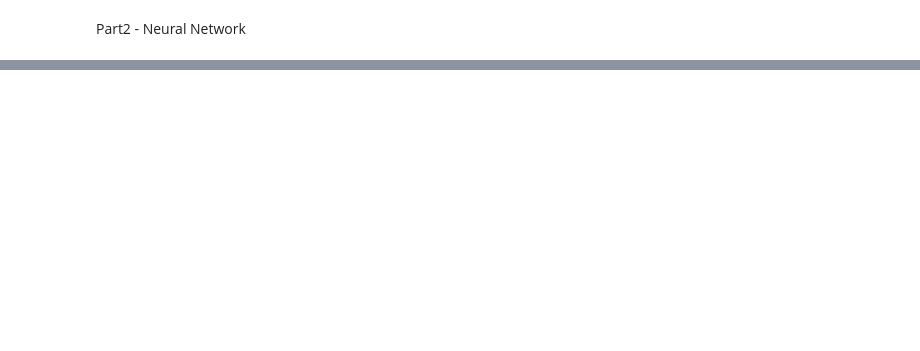
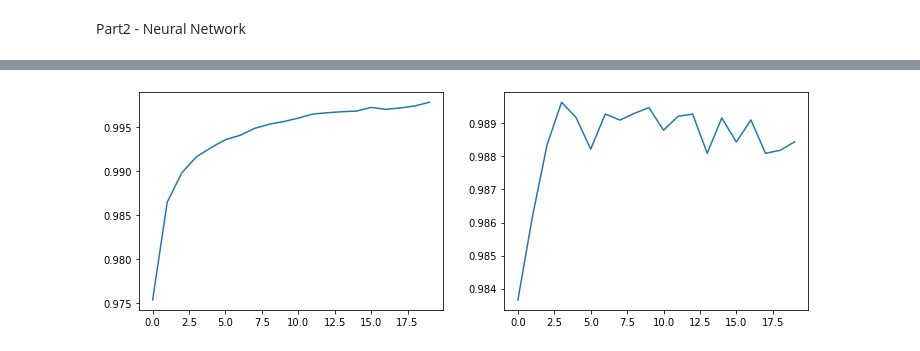
Before and after one commit to Fede5991/HumanDataAnalytics, a Jupyter notebook: Project1.ipynb, the cells around one changed output, grey strips where cells are left out. Cells and saved outputs as stored; diff of their text form; code cells hidden in the pictures; blank space fills up the shorter version.

```diff
--- a/Project1.ipynb
+++ b/Project1.ipynb
@@ -309,0 +369,11 @@ Confusion matrix
+# %%
+training_accuracy=[]
+training_accuracy.append(history.history['acc'])
+validation_accuracy=[]
+validation_accuracy.append(history.history['val_acc'])
+fig, ax = plt.subplots(1,2,figsize=(12,4))
+ax[0].plot(training_accuracy[0])
+ax[1].plot(validation_accuracy[0])
+plt.show()
+# %% [output]
+[figure, added]
```
Also changed, not shown: parts of 16 cells of this notebook.
